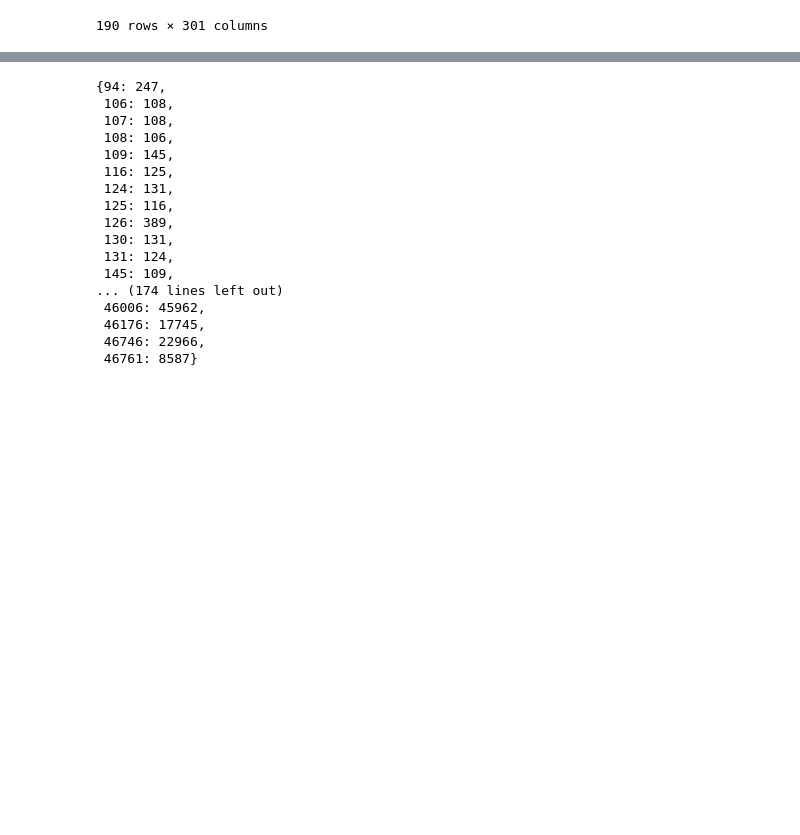
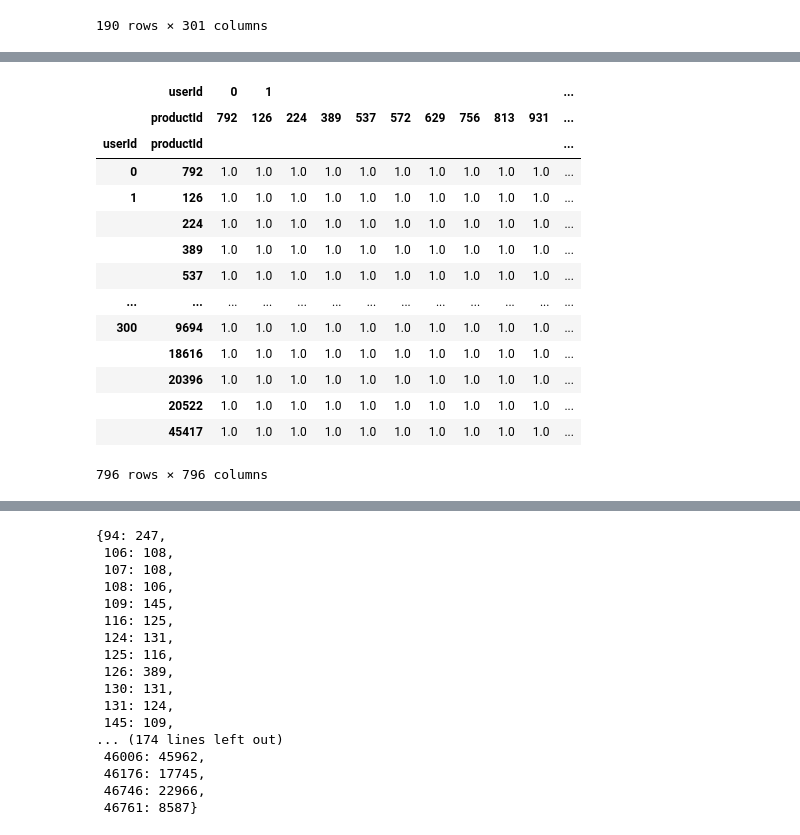
Before and after one commit to Ubiquodings/Kurly_Data, a Jupyter notebook: 추천/userCF/userCF.ipynb, the cells around one changed output, grey strips where cells are left out. Saved outputs shown, nothing was run; the diff lists cells and outputs as text; code cells hidden in the pictures; blank space fills up the shorter version.

```diff
--- a/추천/userCF/userCF.ipynb
+++ b/추천/userCF/userCF.ipynb
@@ -136,3 +140,6 @@ actionType_matrix
 | 46746 | 0.0 | 0.0 | 0.0 | 0.0 | 0.0 | 0.0 | 0.0 | 0.0 | 0.0 | 0.0 | ... | ... |
 | 46761 | 0.0 | 0.0 | 0.0 | 0.0 | 0.0 | 0.0 | 0.0 | 0.0 | 0.0 | 0.0 | ... | ... |
 190 rows × 301 columns
+# %%
+test_pivot = pd.pivot_table(actionType_df, index = ['userId','productId'], values = 'actionType', aggfunc = 'count')
+test_pivot
@@ -139,3 +164,23 @@ actionType_matrix
+# %%
+test_pivot_sim = cosine_similarity(test_pivot, test_pivot)
+test_pivot_sim_df = pd.DataFrame(data=test_pivot_sim, index=test_pivot.index , columns=test_pivot.index )
+test_pivot_sim_df
+# %% [output]
+|  | userId | 0 | 1 |  |  |  |  |  |  |  |  | ... |
+|  | productId | 792 | 126 | 224 | 389 | 537 | 572 | 629 | 756 | 813 | 931 | ... |
+| userId | productId |  |  |  |  |  |  |  |  |  |  | ... |
+| 0 | 792 | 1.0 | 1.0 | 1.0 | 1.0 | 1.0 | 1.0 | 1.0 | 1.0 | 1.0 | 1.0 | ... |
+| 1 | 126 | 1.0 | 1.0 | 1.0 | 1.0 | 1.0 | 1.0 | 1.0 | 1.0 | 1.0 | 1.0 | ... |
+|  | 224 | 1.0 | 1.0 | 1.0 | 1.0 | 1.0 | 1.0 | 1.0 | 1.0 | 1.0 | 1.0 | ... |
+|  | 389 | 1.0 | 1.0 | 1.0 | 1.0 | 1.0 | 1.0 | 1.0 | 1.0 | 1.0 | 1.0 | ... |
+|  | 537 | 1.0 | 1.0 | 1.0 | 1.0 | 1.0 | 1.0 | 1.0 | 1.0 | 1.0 | 1.0 | ... |
+| ... | ... | ... | ... | ... | ... | ... | ... | ... | ... | ... | ... | ... |
+| 300 | 9694 | 1.0 | 1.0 | 1.0 | 1.0 | 1.0 | 1.0 | 1.0 | 1.0 | 1.0 | 1.0 | ... |
+|  | 18616 | 1.0 | 1.0 | 1.0 | 1.0 | 1.0 | 1.0 | 1.0 | 1.0 | 1.0 | 1.0 | ... |
+|  | 20396 | 1.0 | 1.0 | 1.0 | 1.0 | 1.0 | 1.0 | 1.0 | 1.0 | 1.0 | 1.0 | ... |
+|  | 20522 | 1.0 | 1.0 | 1.0 | 1.0 | 1.0 | 1.0 | 1.0 | 1.0 | 1.0 | 1.0 | ... |
+|  | 45417 | 1.0 | 1.0 | 1.0 | 1.0 | 1.0 | 1.0 | 1.0 | 1.0 | 1.0 | 1.0 | ... |
+796 rows × 796 columns
 # %%
 actionType_sim = cosine_similarity(actionType_matrix, actionType_matrix)
 actionType_sim_df = pd.DataFrame(data=actionType_sim, index=actionType_matrix.index , columns=actionType_matrix.index )
```
Also changed, not shown: parts of 6 cells of this notebook.
